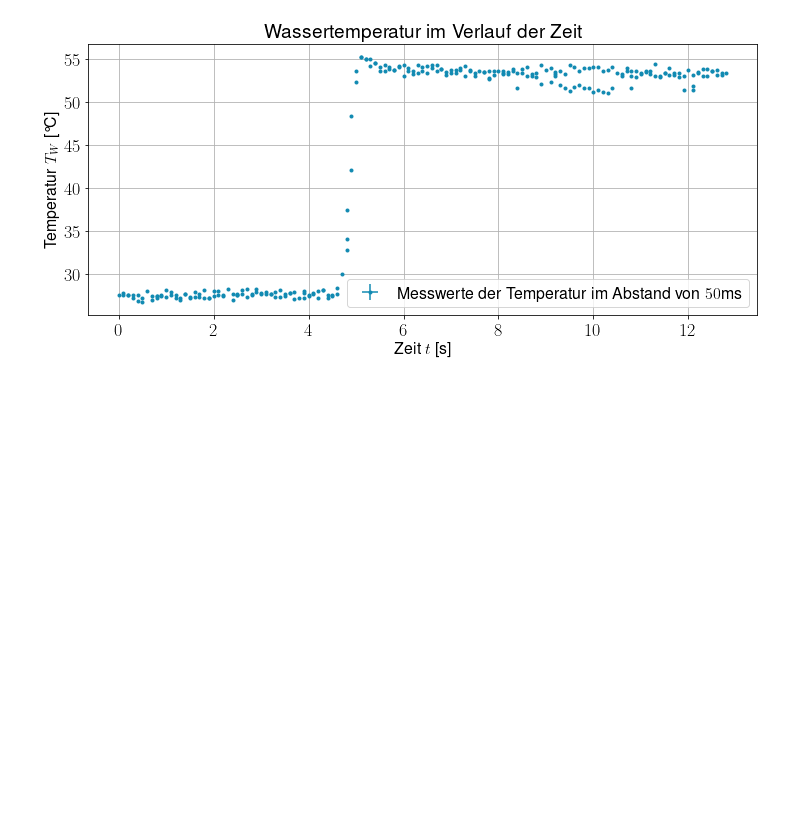
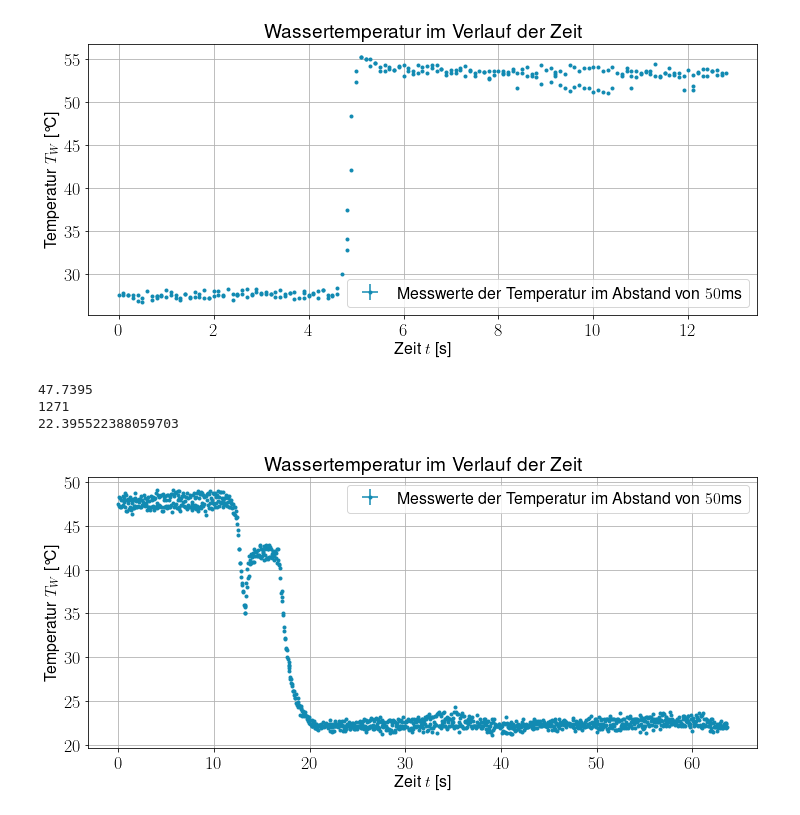
Before and after one commit to AP1ACC/V1, a Jupyter notebook: V31/V31.ipynb, the cells around one changed output. Drawn from its saved outputs; the diff is of its cells as text; code cells hidden in the pictures; blank space fills up the shorter version.

```diff
--- a/V31/V31.ipynb
+++ b/V31/V31.ipynb
@@ -391,3 +391,43 @@ ax.grid()
 fig.savefig("Erg_temp_w.svg")
 # %% [output]
 [figure]
+# %%
+time_er_63, temp_er_63  = txtToArr('6.3_Ergebnis.txt')
+
+
+fig, ax = plt.subplots(figsize=(12,5))
+ax.tick_params(axis='both', which='major', labelsize=18)
+ax.tick_params(axis='both', which='minor', labelsize=16)
+
+ax.errorbar(time_er_63, temp_er_63, xerr=time_f, yerr=temp_f, fmt='.', color='#118ab2', label='Messwerte der Temperatur im Abstand von $50$ms')
+
+limit_1 = np.amax(np.where(temp_er_63 == temp_er_63[np.where(time_er_63 == 10)][1]))
+temp_to_limit_1 = np.array([])
+time_to_limit_1 = np.array([])
+
+
+for i in range(int(limit_1)):
+    temp_to_limit_1 = np.append(temp_to_limit_1, temp_er_63[i])
+
+print(am(temp_to_limit_1))
+
+limit_2 = np.amin(np.where(temp_er_63 == temp_er_63[np.where(time_er_63 == 20)][1]))
+temp_from_limit_2 = np.array([])
+
+
+for i in range(int(limit_2), int(np.where(time_er_63 == np.amax(time_er_63))[0])):
+    temp_from_limit_2 = np.append(temp_from_limit_2, temp_er_63[i])
+
+print(am(temp_from_limit_2))
+
+
+ax.set(xlabel=r'Zeit $t$ [s]', ylabel=r'Temperatur $T_W$ [°C]', title=r'Wassertemperatur im Verlauf der Zeit')
+ax.legend()
+ax.grid()
+
+fig.savefig("Erg_temp_63.svg")
+# %% [output]
+47.7395
+1271
+22.395522388059703
+[figure, added]
```
Also changed, not shown: parts of 1 cell of this notebook, 2 other files.
